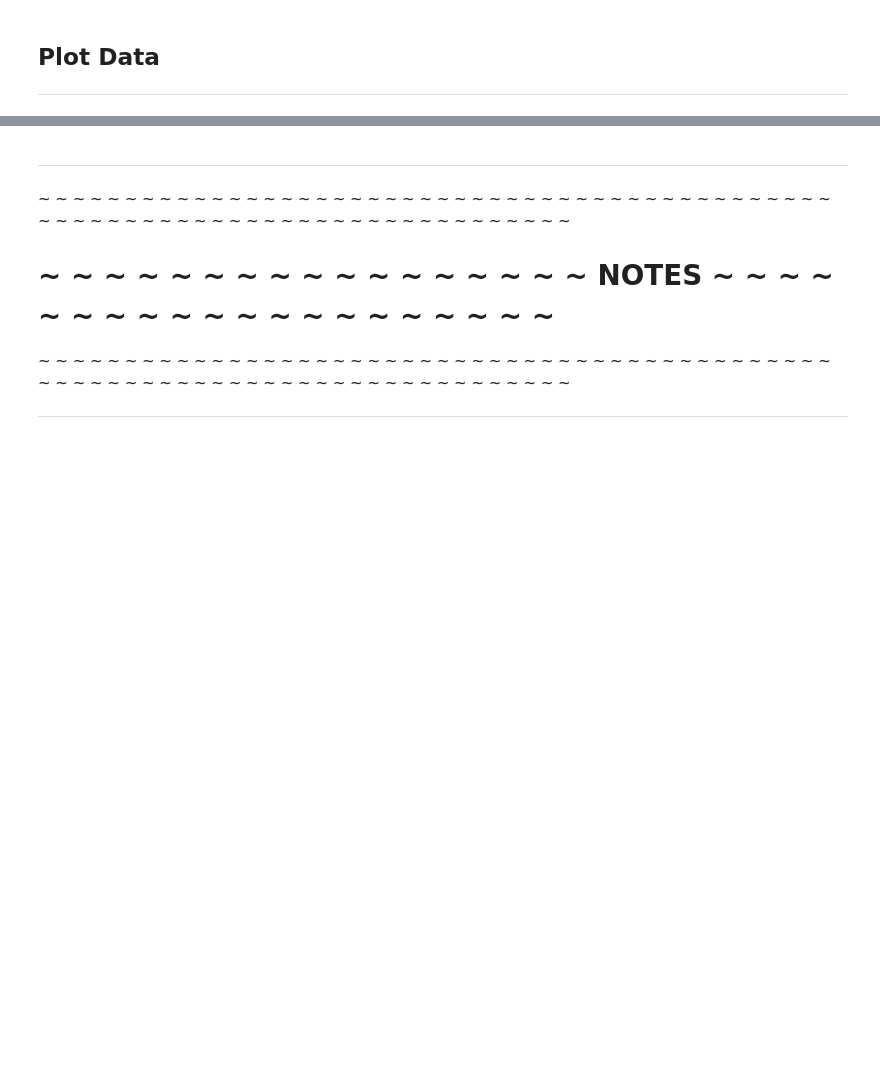
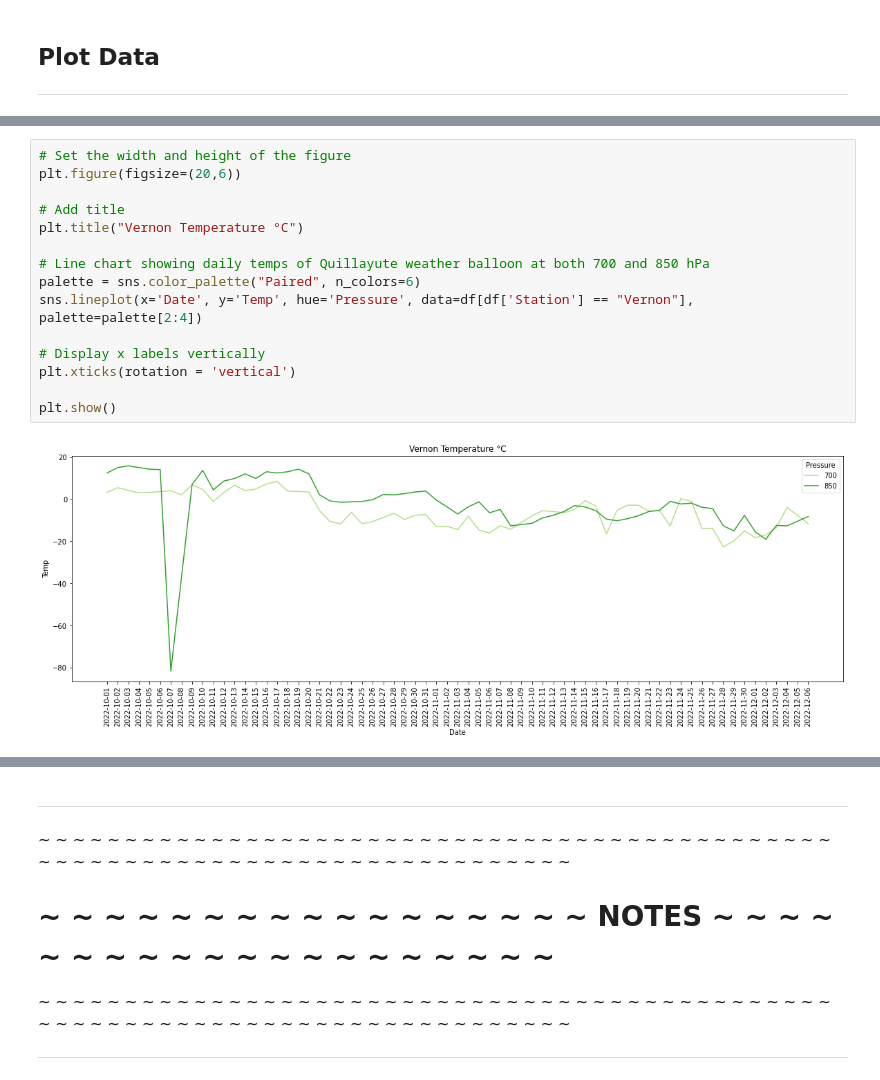
Before and after one commit to lck3nny/AuroraBC, a Jupyter notebook: Scraper/Scraper.ipynb, the cells around one changed output, grey strips where cells are left out. Drawn from its saved outputs; the diff is of its cells as text; blank space fills up the shorter version.

```diff
--- a/Scraper/Scraper.ipynb
+++ b/Scraper/Scraper.ipynb
@@ -262 +262,18 @@ plt.show()
+# %%
+# Set the width and height of the figure
+plt.figure(figsize=(20,6))
+
+# Add title
+plt.title("Vernon Temperature °C")
+
+# Line chart showing daily temps of Quillayute weather balloon at both 700 and 850 hPa
+palette = sns.color_palette("Paired", n_colors=6)
+sns.lineplot(x='Date', y='Temp', hue='Pressure', data=df[df['Station'] == "Vernon"], palette=palette[2:4])
+
+# Display x labels vertically
+plt.xticks(rotation = 'vertical')
+
+plt.show()
+# %% [output]
+[figure, added]
 # %%
```
Also changed, not shown: parts of 6 cells of this notebook, 1 other file.
